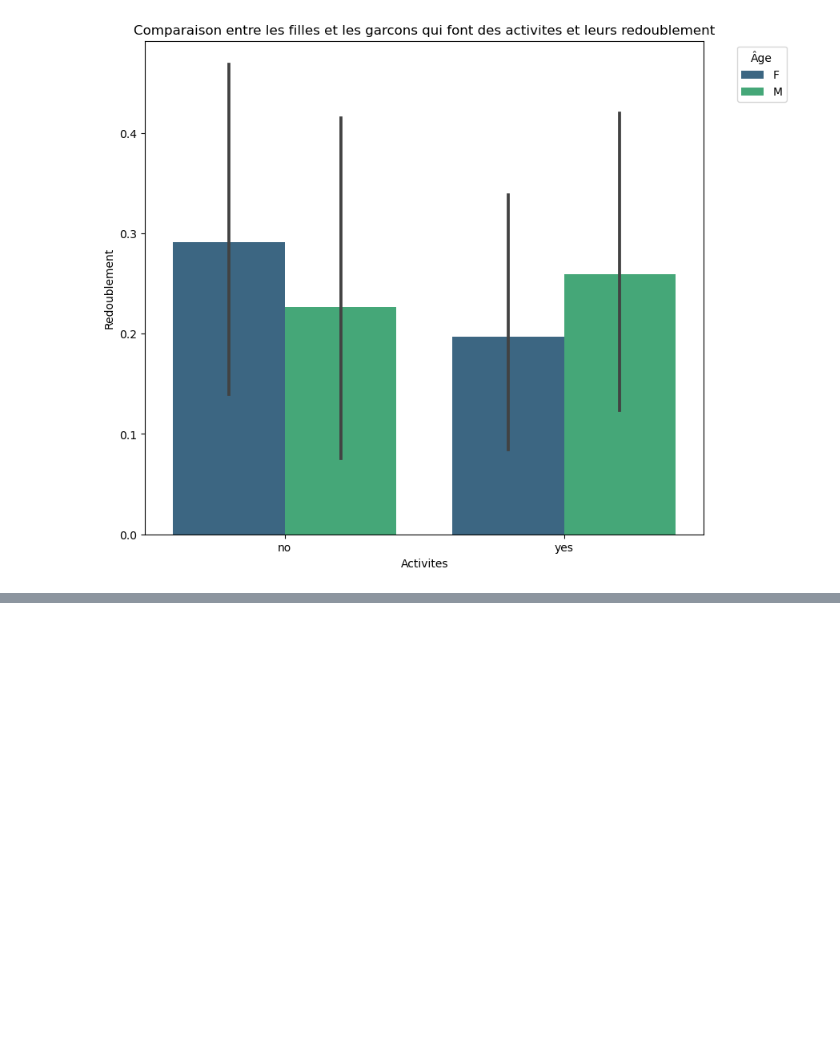
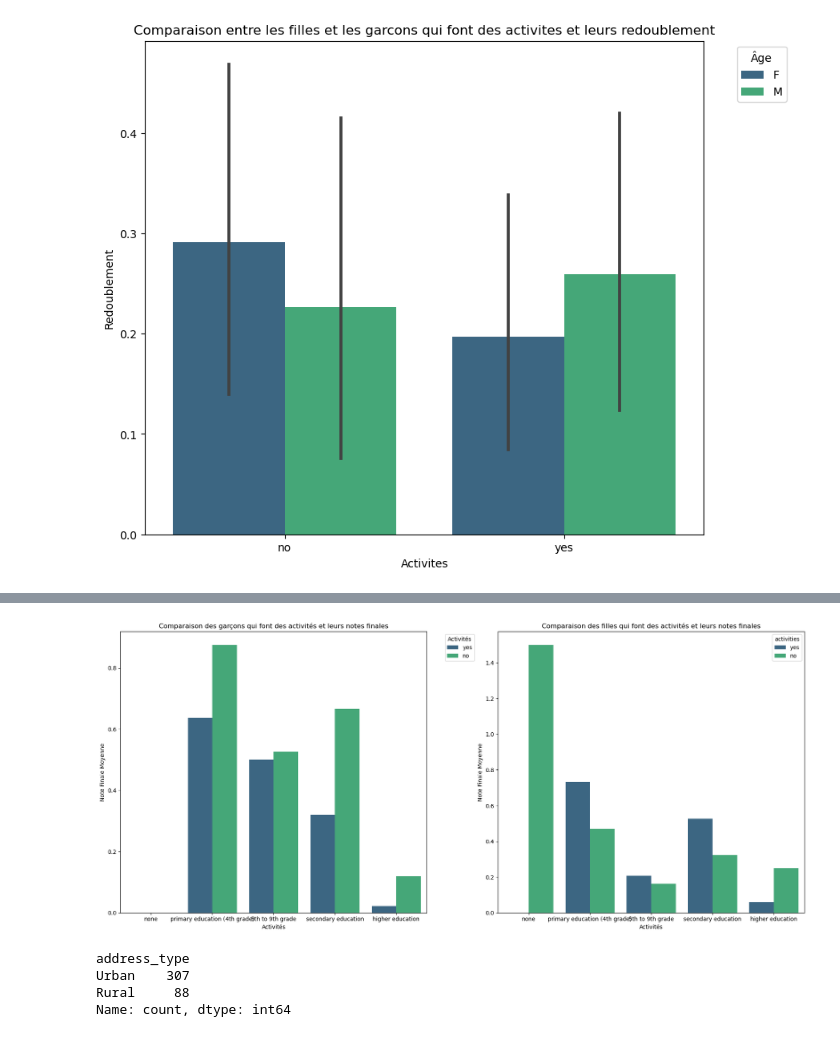
Before and after one commit to SarahDerhy/Project1, a Jupyter notebook: Untitled1.ipynb, the cells around one changed output, grey strips where cells are left out. Cells and saved outputs as stored; diff of their text form; code cells hidden in the pictures; blank space fills up the shorter version.

```diff
--- a/Untitled1.ipynb
+++ b/Untitled1.ipynb
@@ -588,10 +334,6 @@ plt.show()
 # %%
 higher_ed_mapp={'no':0,'yes':1}
 student_df["higher_ed_num"]= student_df["higher_ed"].map(higher_ed_mapp)
-# %%
-parent_education_mapping={'none':0,'primary education':1, '5th to 9th grade':2, 'secondary education':3,'higher education':4}
-student_df["mother_education_num"]= student_df["mother_education"].map(parent_education_mapping)
-student_df["father_education_num"]=student_df["father_education"].map(parent_education_mapping)
 # %%
 parent_job_mapping={"at_home":0,"services":1, "teacher":2, "health":3, "other":4}
 student_df["mother_job_num"]=student_df["mother_job"].map(parent_job_mapping)
@@ -646,0 +353,28 @@ AttributeError: 'numpy.ndarray' object has no attribute 'patches'
+# %%
+activities_order=["yes","no"]
+# %%
+filtered_boy = student_df[student_df['sex'] == 'M']
+# %%
+filtered_girl= student_df[student_df['sex'] == 'F']
+# %%
+
+# Créer les sous-graphiques
+fig, ax = plt.subplots(1, 2, figsize=(18, 8))
+
+# Premier graphique : Barplot des garçons
+sns.barplot(x='mother_education', y='class_failures', hue='activities', data=filtered_boy, palette='viridis',order=["none", "primary education (4th grade)","5th to 9th grade",'secondary education',"higher education"],hue_order=activities_order, ax=ax[0],errorbar=None)
+ax[0].set_xlabel("Activités")
+ax[0].set_ylabel("Note Finale Moyenne")
+ax[0].set_title("Comparaison des garçons qui font des activités et leurs notes finales")
+ax[0].legend(title='Activités', bbox_to_anchor=(1.05, 1), loc='upper left')
+
+# Deuxième graphique : Boxplot des filles
+sns.barplot(x='mother_education', y='class_failures', hue='activities', data=filtered_girl, palette='viridis',order=['none',"primary education (4th grade)","5th to 9th grade",'secondary education',"higher education"],hue_order=activities_order, ax=ax[1],errorbar=None)
+ax[1].set_xlabel("Activités")
+ax[1].set_ylabel("Note Finale Moyenne")
+ax[1].set_title("Comparaison des filles qui font des activités et leurs notes finales")
+
+plt.tight_layout()
+plt.show()
+# %% [output]
+[figure, added]
@@ -646,0 +395,8 @@ AttributeError: 'numpy.ndarray' object has no attribute 'patches'
+# %%
+counted_rural_urban= student_df["address_type"].value_counts()
+counted_rural_urban
+# %% [output]
+address_type
+Urban    307
+Rural     88
+Name: count, dtype: int64
```
Also changed, not shown: parts of 96 cells of this notebook.
